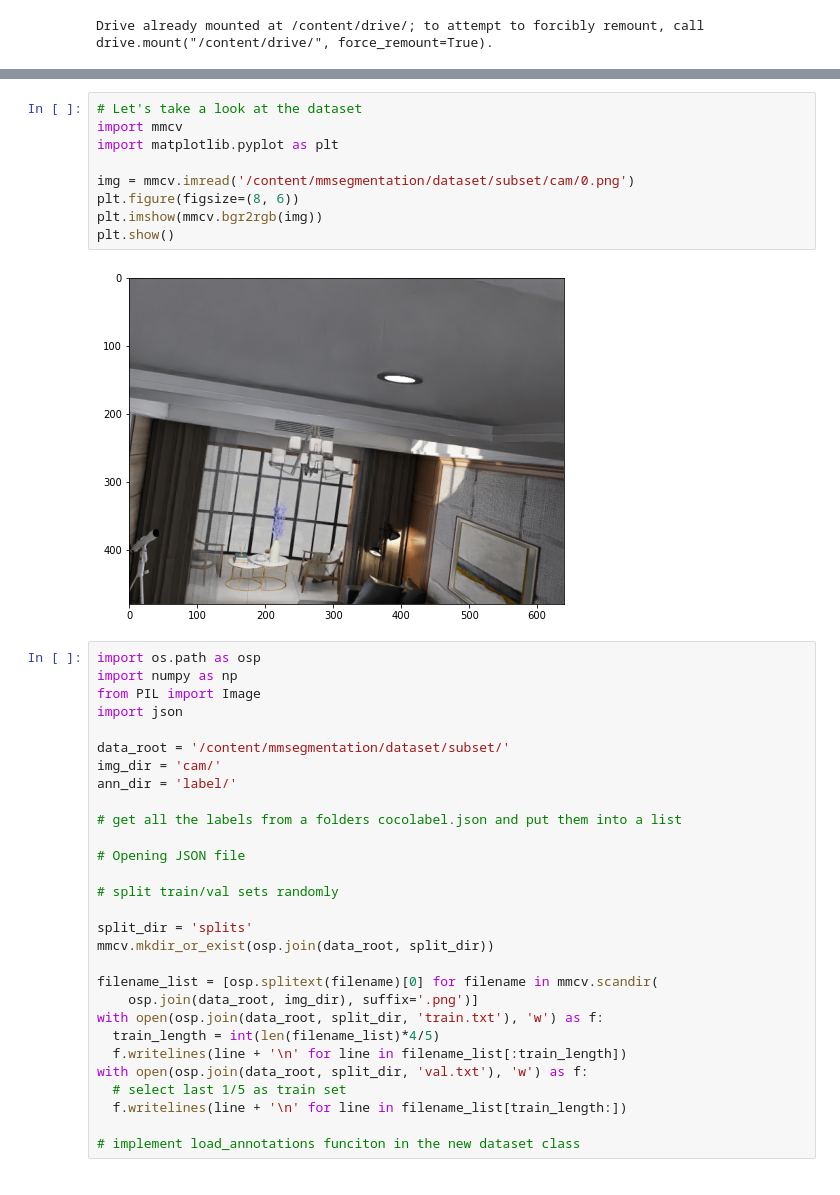
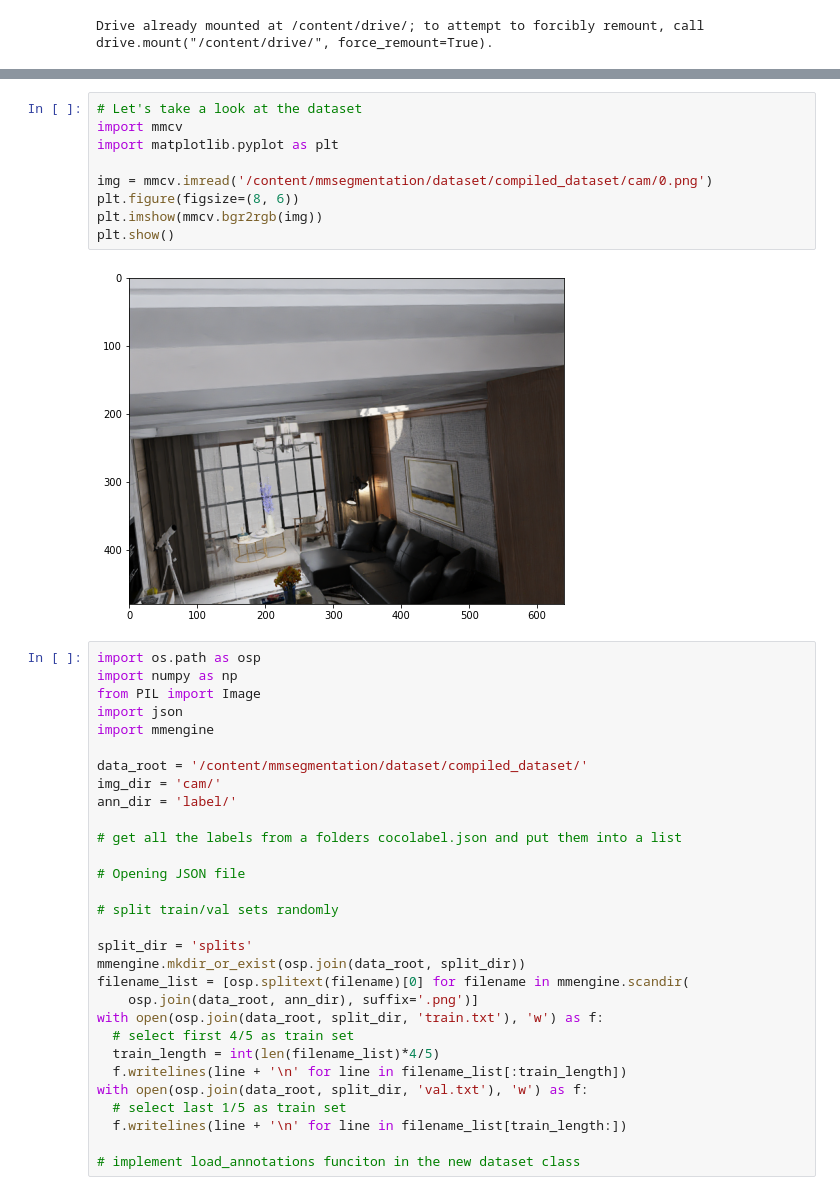
Before and after one commit to lc2232/InteriorSegmentor, a Jupyter notebook: InteriorNet_Segmentor.ipynb, the cells around one changed output, grey strips where cells are left out. Drawn from its saved outputs; the diff is of its cells as text.

```diff
--- a/InteriorNet_Segmentor.ipynb
+++ b/InteriorNet_Segmentor.ipynb
@@ -205,21 +169,22 @@ load checkpoint from local path: checkpoints/deeplabv3plus_s101-d8_512x512_160k_
 # %%
 # Let's take a look at the dataset
 import mmcv
 import matplotlib.pyplot as plt
 
-img = mmcv.imread('/content/mmsegmentation/dataset/subset/cam/0.png')
+img = mmcv.imread('/content/mmsegmentation/dataset/compiled_dataset/cam/0.png')
 plt.figure(figsize=(8, 6))
 plt.imshow(mmcv.bgr2rgb(img))
 plt.show()
 # %% [output]
-[figure, old version]
+[figure, new version]
 # %%
 import os.path as osp
 import numpy as np
 from PIL import Image
 import json
+import mmengine
 
-data_root = '/content/mmsegmentation/dataset/subset/'
+data_root = '/content/mmsegmentation/dataset/compiled_dataset/'
 img_dir = 'cam/'
 ann_dir = 'label/'
 
@@ -230,11 +195,11 @@ ann_dir = 'label/'
 # split train/val sets randomly
 
 split_dir = 'splits'
-mmcv.mkdir_or_exist(osp.join(data_root, split_dir))
-
-filename_list = [osp.splitext(filename)[0] for filename in mmcv.scandir(
-    osp.join(data_root, img_dir), suffix='.png')]
+mmengine.mkdir_or_exist(osp.join(data_root, split_dir))
+filename_list = [osp.splitext(filename)[0] for filename in mmengine.scandir(
+    osp.join(data_root, ann_dir), suffix='.png')]
 with open(osp.join(data_root, split_dir, 'train.txt'), 'w') as f:
+  # select first 4/5 as train set
   train_length = int(len(filename_list)*4/5)
   f.writelines(line + '\n' for line in filename_list[:train_length])
 with open(osp.join(data_root, split_dir, 'val.txt'), 'w') as f:
```
Also changed, not shown: parts of 11 cells of this notebook.
